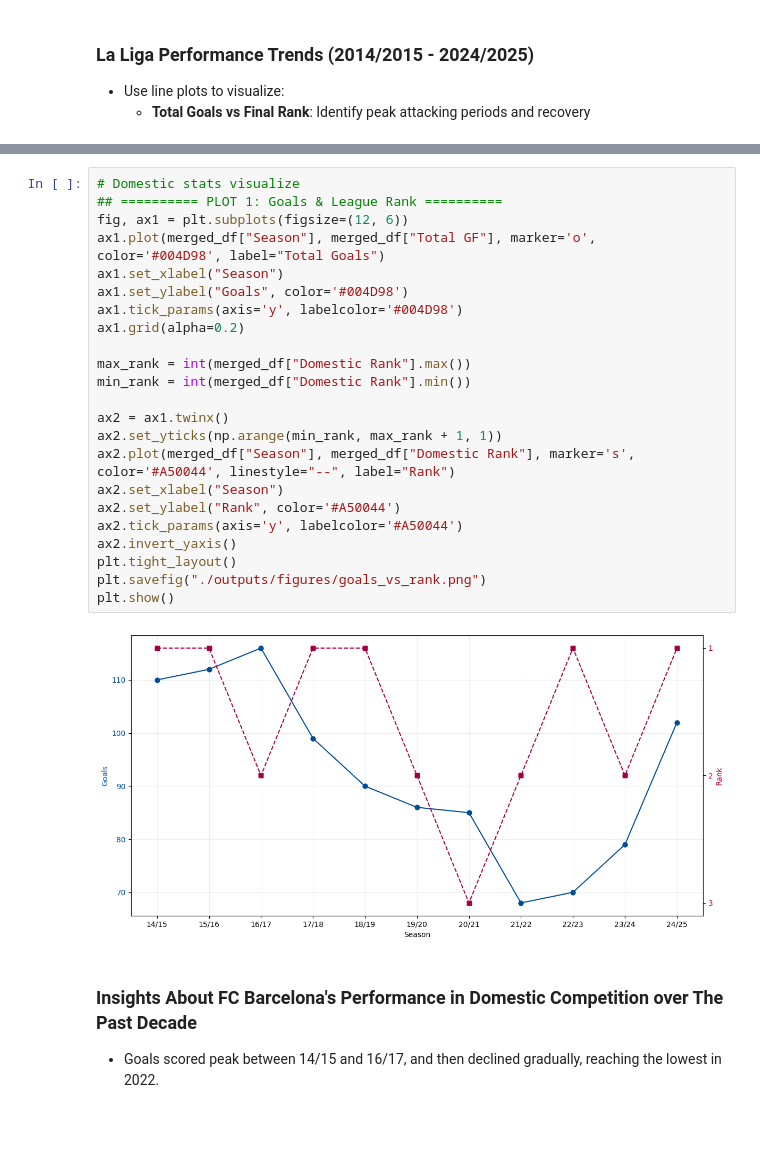
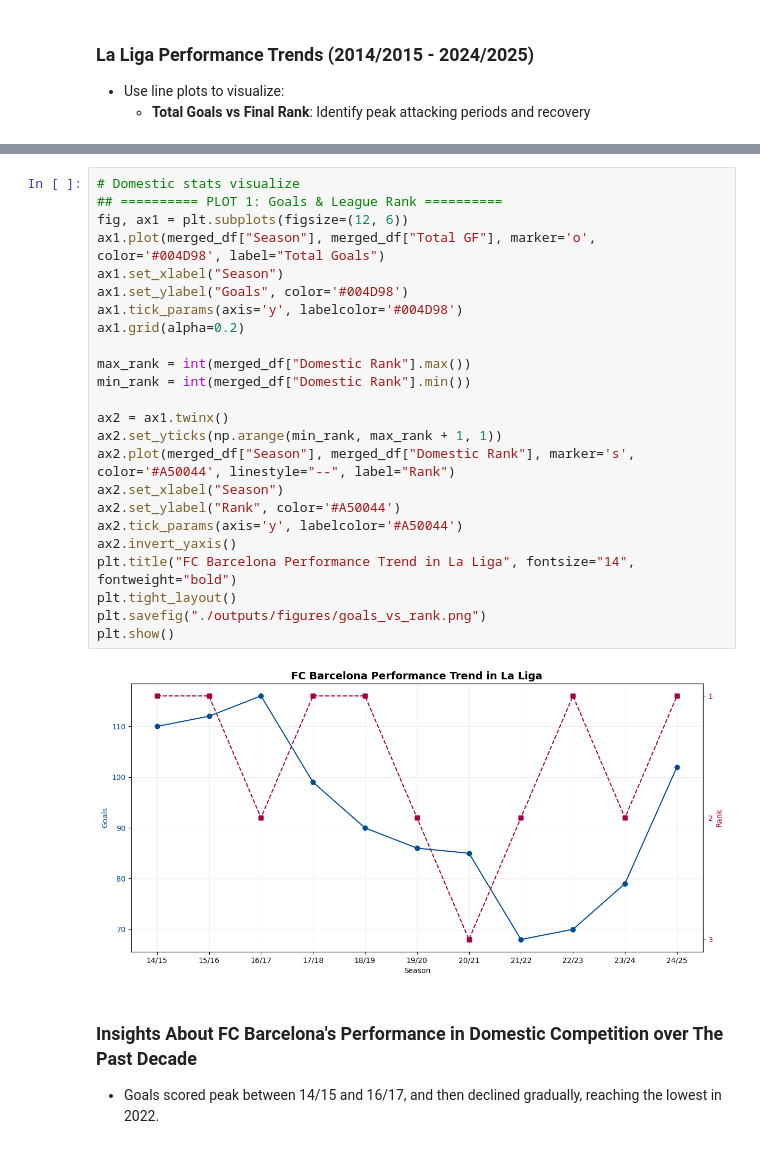
Before and after one commit to linhtran1003/fc-barcelona-performance-analysis, a Jupyter notebook: FCB_performance_analysis.ipynb, the cells around one changed output, grey strips where cells are left out. Cells and saved outputs as stored; diff of their text form.

```diff
--- a/FCB_performance_analysis.ipynb
+++ b/FCB_performance_analysis.ipynb
@@ -143,28 +123,29 @@ merged_df.head()
 # %%
 # Domestic stats visualize
 ## ========== PLOT 1: Goals & League Rank ==========
 fig, ax1 = plt.subplots(figsize=(12, 6))
 ax1.plot(merged_df["Season"], merged_df["Total GF"], marker='o', color='#004D98', label="Total Goals")
 ax1.set_xlabel("Season")
 ax1.set_ylabel("Goals", color='#004D98')
 ax1.tick_params(axis='y', labelcolor='#004D98')
 ax1.grid(alpha=0.2)
 
 max_rank = int(merged_df["Domestic Rank"].max())
 min_rank = int(merged_df["Domestic Rank"].min())
 
 ax2 = ax1.twinx()
 ax2.set_yticks(np.arange(min_rank, max_rank + 1, 1))
 ax2.plot(merged_df["Season"], merged_df["Domestic Rank"], marker='s', color='#A50044', linestyle="--", label="Rank")
 ax2.set_xlabel("Season")
 ax2.set_ylabel("Rank", color='#A50044')
 ax2.tick_params(axis='y', labelcolor='#A50044')
 ax2.invert_yaxis()
+plt.title("FC Barcelona Performance Trend in La Liga", fontsize="14", fontweight="bold")
 plt.tight_layout()
 plt.savefig("./outputs/figures/goals_vs_rank.png")
 plt.show()
 # %% [output]
-[figure, old version]
+[figure, new version]
 # %% [markdown]
 ### Insights About FC Barcelona's Performance in Domestic Competition over The Past Decade
 - Goals scored peak between 14/15 and 16/17, and then declined gradually, reaching the lowest in 2022.
```
Also changed, not shown: parts of 5 cells of this notebook.
